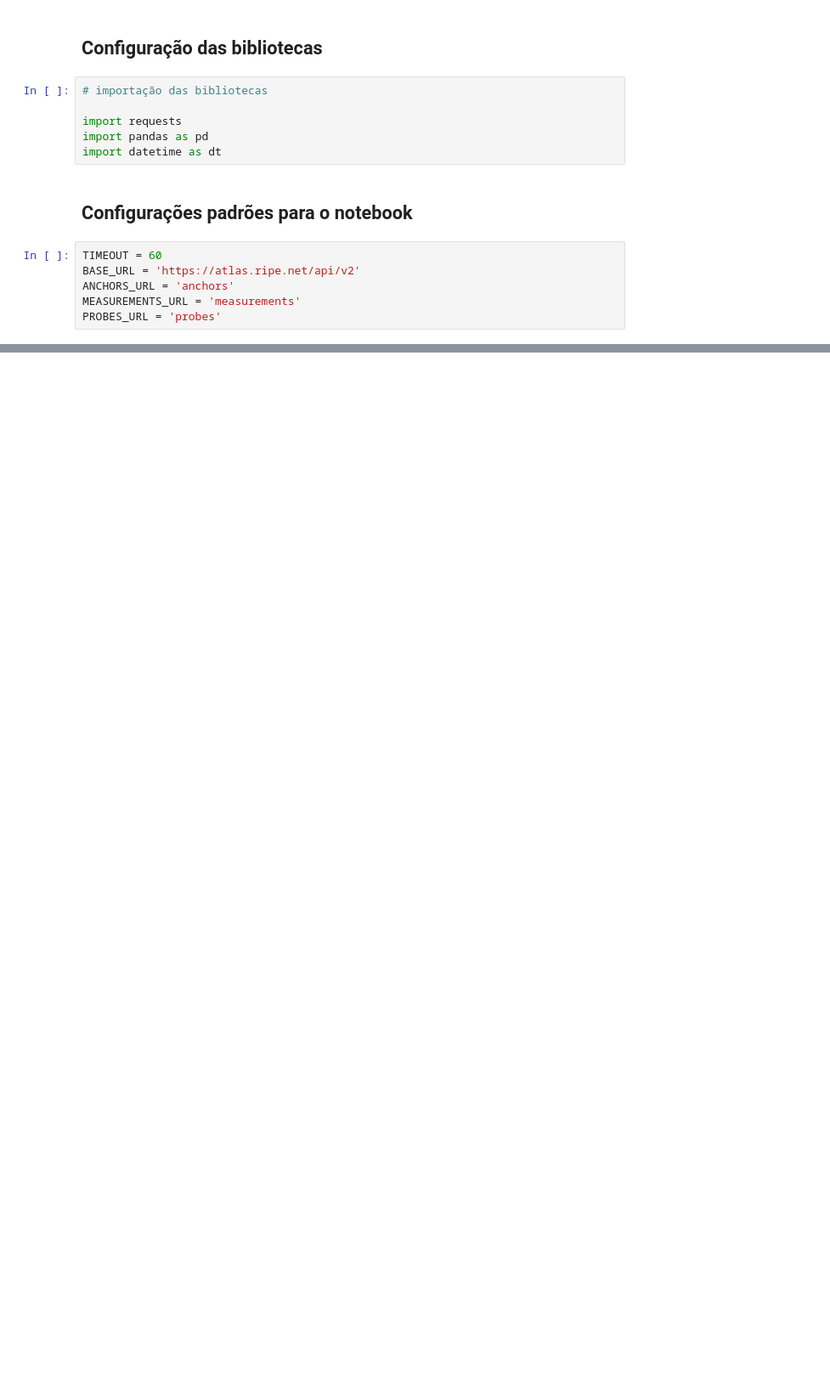
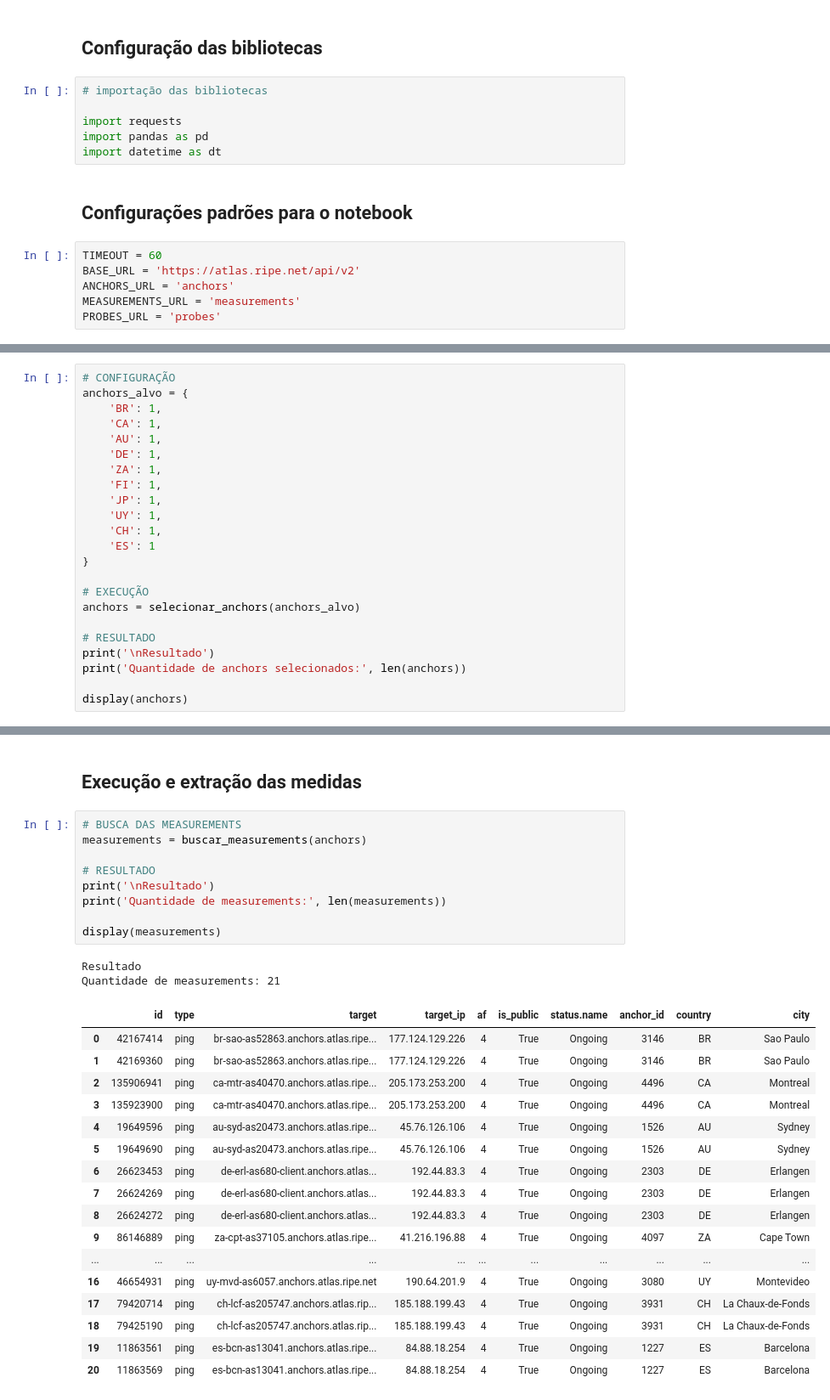
Before and after one commit to Rodrigo3441/netpulse-sistema-monitor-de-redes, a Jupyter notebook: notebooks/coleta_dados_com_pares_definidos.ipynb, the cells around one changed output, grey strips where cells are left out. Shown at 85% size. Cells and saved outputs as stored; diff of their text form; blank space fills up the shorter version.

```diff
--- a/notebooks/coleta_dados_com_pares_definidos.ipynb
+++ b/notebooks/coleta_dados_com_pares_definidos.ipynb
@@ -286,0 +111,23 @@ Resposta da API:  <Response [200]>
+# %%
+# CONFIGURAÇÃO
+anchors_alvo = {
+    'BR': 1,
+    'CA': 1,
+    'AU': 1,
+    'DE': 1,
+    'ZA': 1,
+    'FI': 1,
+    'JP': 1,
+    'UY': 1,
+    'CH': 1,
+    'ES': 1
+}
+
+# EXECUÇÃO
+anchors = selecionar_anchors(anchors_alvo)
+
+# RESULTADO
+print('\nResultado')
+print('Quantidade de anchors selecionados:', len(anchors))
+
+display(anchors)
@@ -286,0 +265,31 @@ Resposta da API:  <Response [200]>
+# %% [markdown]
+## Execução e extração das medidas
+# %%
+# BUSCA DAS MEASUREMENTS
+measurements = buscar_measurements(anchors)
+
+# RESULTADO
+print('\nResultado')
+print('Quantidade de measurements:', len(measurements))
+
+display(measurements)
+# %% [output]
+Resultado
+Quantidade de measurements: 21
+|  | id | type | target | target_ip | af | is_public | status.name | anchor_id | country | city |
+| 0 | 42167414 | ping | br-sao-as52863.anchors.atlas.ripe... | 177.124.129.226 | 4 | True | Ongoing | 3146 | BR | Sao Paulo |
+| 1 | 42169360 | ping | br-sao-as52863.anchors.atlas.ripe... | 177.124.129.226 | 4 | True | Ongoing | 3146 | BR | Sao Paulo |
+| 2 | 135906941 | ping | ca-mtr-as40470.anchors.atlas.ripe... | 205.173.253.200 | 4 | True | Ongoing | 4496 | CA | Montreal |
+| 3 | 135923900 | ping | ca-mtr-as40470.anchors.atlas.ripe... | 205.173.253.200 | 4 | True | Ongoing | 4496 | CA | Montreal |
+| 4 | 19649596 | ping | au-syd-as20473.anchors.atlas.ripe... | 45.76.126.106 | 4 | True | Ongoing | 1526 | AU | Sydney |
+| 5 | 19649690 | ping | au-syd-as20473.anchors.atlas.ripe... | 45.76.126.106 | 4 | True | Ongoing | 1526 | AU | Sydney |
+| 6 | 26623453 | ping | de-erl-as680-client.anchors.atlas... | 192.44.83.3 | 4 | True | Ongoing | 2303 | DE | Erlangen |
+| 7 | 26624269 | ping | de-erl-as680-client.anchors.atlas... | 192.44.83.3 | 4 | True | Ongoing | 2303 | DE | Erlangen |
+| 8 | 26624272 | ping | de-erl-as680-client.anchors.atlas... | 192.44.83.3 | 4 | True | Ongoing | 2303 | DE | Erlangen |
+| 9 | 86146889 | ping | za-cpt-as37105.anchors.atlas.ripe... | 41.216.196.88 | 4 | True | Ongoing | 4097 | ZA | Cape Town |
+| ... | ... | ... | ... | ... | ... | ... | ... | ... | ... | ... |
+| 16 | 46654931 | ping | uy-mvd-as6057.anchors.atlas.ripe.net | 190.64.201.9 | 4 | True | Ongoing | 3080 | UY | Montevideo |
+| 17 | 79420714 | ping | ch-lcf-as205747.anchors.atlas.rip... | 185.188.199.43 | 4 | True | Ongoing | 3931 | CH | La Chaux-de-Fonds |
+| 18 | 79425190 | ping | ch-lcf-as205747.anchors.atlas.rip... | 185.188.199.43 | 4 | True | Ongoing | 3931 | CH | La Chaux-de-Fonds |
+| 19 | 11863561 | ping | es-bcn-as13041.anchors.atlas.ripe... | 84.88.18.254 | 4 | True | Ongoing | 1227 | ES | Barcelona |
+| 20 | 11863569 | ping | es-bcn-as13041.anchors.atlas.ripe... | 84.88.18.254 | 4 | True | Ongoing | 1227 | ES | Barcelona |
```
Also changed, not shown: parts of 31 cells of this notebook.
